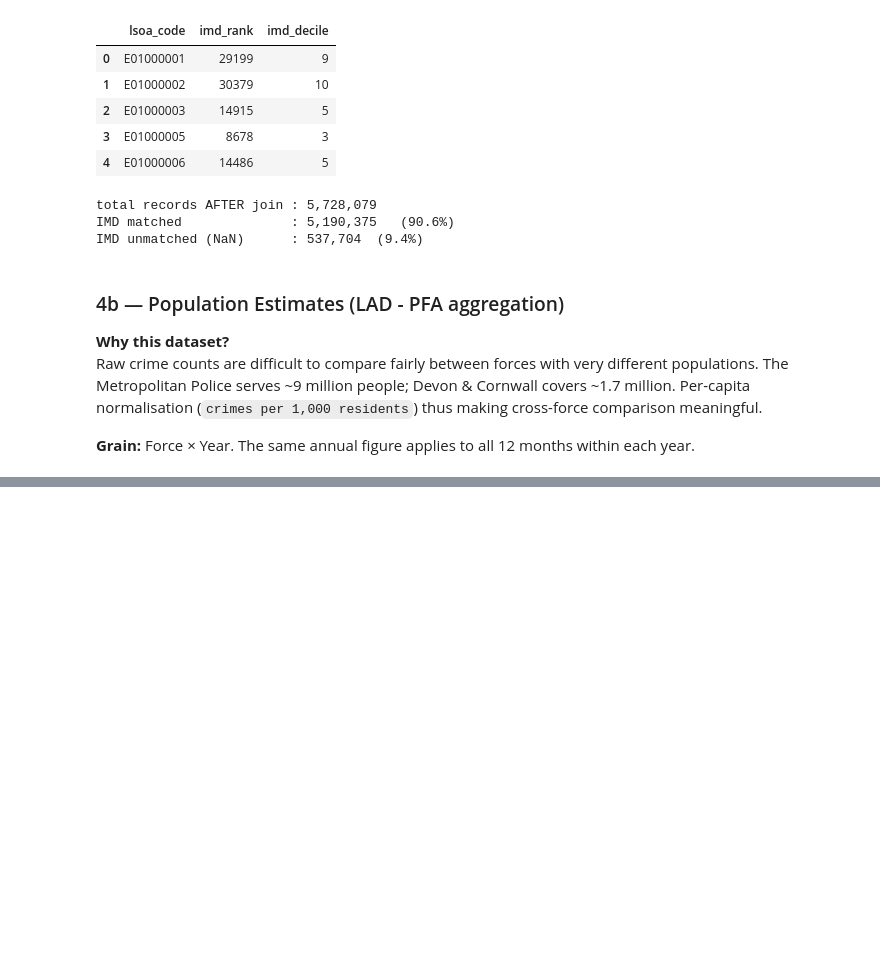
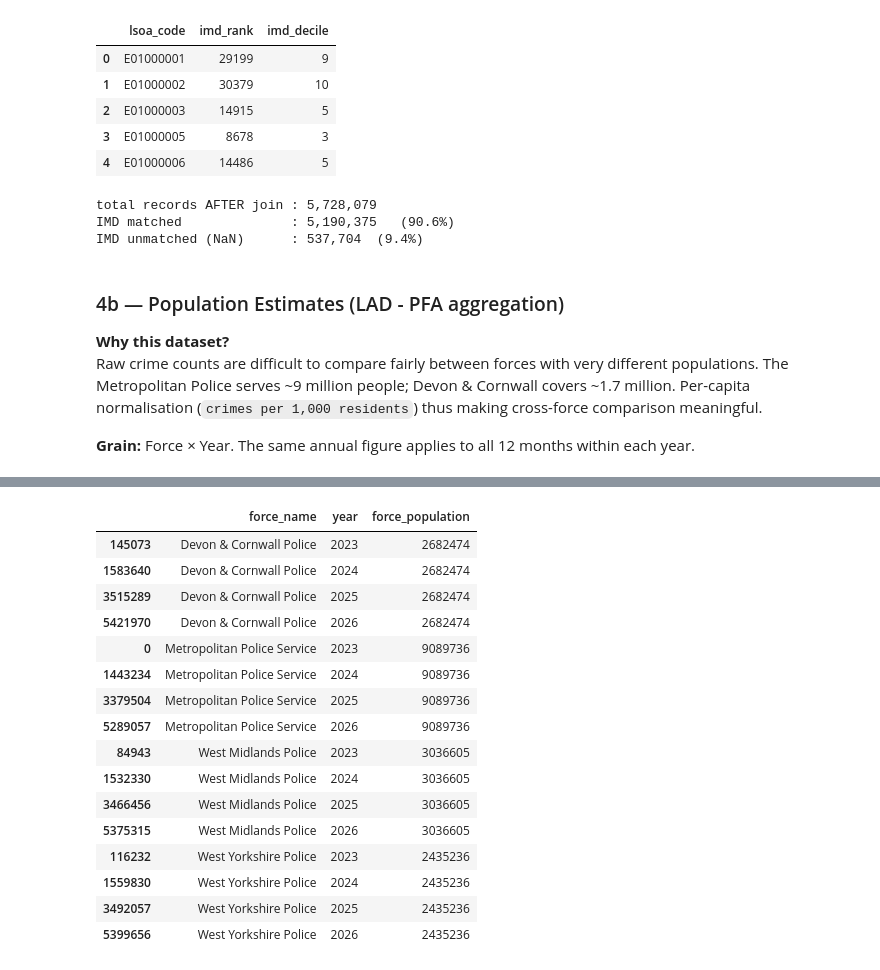
Before and after one commit to vcmeamaria/data-cleaning, a Jupyter notebook: pipeline.ipynb, the cells around one changed output, grey strips where cells are left out. Cells and saved outputs as stored; diff of their text form; code cells hidden in the pictures; blank space fills up the shorter version.

```diff
--- a/pipeline.ipynb
+++ b/pipeline.ipynb
@@ -612,0 +818,66 @@ Raw crime counts are difficult to compare fairly between forces with very differ
+# %%
+# validate population lookup
+print("Population table validation")
+
+# all 4 forces must be present
+missing_forces = set(FORCES) - set(df_pop_agg["force_name"].unique())
+if missing_forces:
+    raise ValueError(f"⚠ Forces missing from population table: {missing_forces}")
+print(f"All {len(FORCES)} forces present in population table")
+
+# no null population values
+null_count = df_pop_agg["force_population"].isna().sum()
+if null_count > 0:
+    raise ValueError(f"{null_count} null values in force_population column")
+print(f"no null values in force_population")
+
+# Plausibility check — every force must have > 500,000 population
+MIN_POP = 500_000
+low_pop = df_pop_agg[df_pop_agg["force_population"] < MIN_POP]
+if not low_pop.empty:
+    print(f"{len(low_pop)} rows with force_population < {MIN_POP:,}:")
+    display(low_pop)
+else:
+    print(f"All force_population values ≥ {MIN_POP:,} (plausibility check passed)")
+
+# ── Step 5b: Join population onto crime DataFrame ─────────────────────────────
+rows_before = len(df)
+
+df = df.merge(
+    df_pop_agg[["force_name", "year", "force_population"]],
+    on=["force_name", "year"],
+    how="left",  # left join — no rows dropped
+)
+
+rows_after = len(df)
+
+print("Join validation")
+
+# row count must be unchanged (left join)
+if rows_before != rows_after:
+    raise ValueError(
+        f"row count changed after join: {rows_before:,} -> {rows_after:,}. "
+        "Possible many-to-many join - investigate."
+    )
+print(f"Row count preserved: {rows_before:,} -> {rows_after:,}")
+
+# No nulls in force_population after join
+pop_nulls = df["force_population"].isna().sum()
+if pop_nulls > 0:
+    problem_keys = (
+        df[df["force_population"].isna()][["force_name", "year"]]
+        .drop_duplicates()
+    )
+    print(f"{pop_nulls:,} records with null force_population after join:")
+    display(problem_keys)
+else:
+    print(f"No null force_population values after join")
+
+# Confirm assigned values per force
+print("\n Assigned force_population values:")
+display(
+    df[["force_name", "year", "force_population"]]
+    .drop_duplicates()
+    .sort_values(["force_name", "year"])
+)
+# %% [output]
@@ -612,0 +893,17 @@ Raw crime counts are difficult to compare fairly between forces with very differ
+|  | force_name | year | force_population |
+| 145073 | Devon & Cornwall Police | 2023 | 2682474 |
+| 1583640 | Devon & Cornwall Police | 2024 | 2682474 |
+| 3515289 | Devon & Cornwall Police | 2025 | 2682474 |
+| 5421970 | Devon & Cornwall Police | 2026 | 2682474 |
+| 0 | Metropolitan Police Service | 2023 | 9089736 |
+| 1443234 | Metropolitan Police Service | 2024 | 9089736 |
+| 3379504 | Metropolitan Police Service | 2025 | 9089736 |
+| 5289057 | Metropolitan Police Service | 2026 | 9089736 |
+| 84943 | West Midlands Police | 2023 | 3036605 |
+| 1532330 | West Midlands Police | 2024 | 3036605 |
+| 3466456 | West Midlands Police | 2025 | 3036605 |
+| 5375315 | West Midlands Police | 2026 | 3036605 |
+| 116232 | West Yorkshire Police | 2023 | 2435236 |
+| 1559830 | West Yorkshire Police | 2024 | 2435236 |
+| 3492057 | West Yorkshire Police | 2025 | 2435236 |
+| 5399656 | West Yorkshire Police | 2026 | 2435236 |
```
Also changed, not shown: parts of 6 cells of this notebook.
